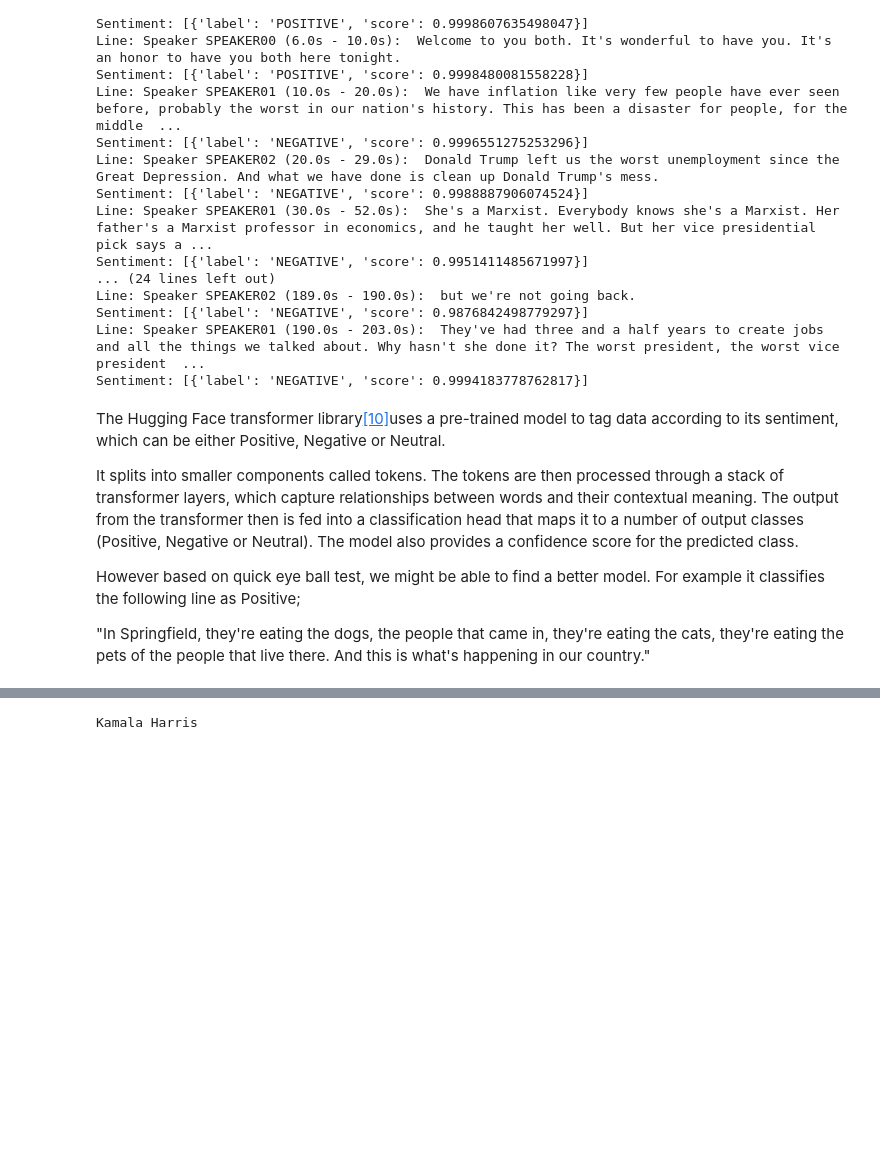
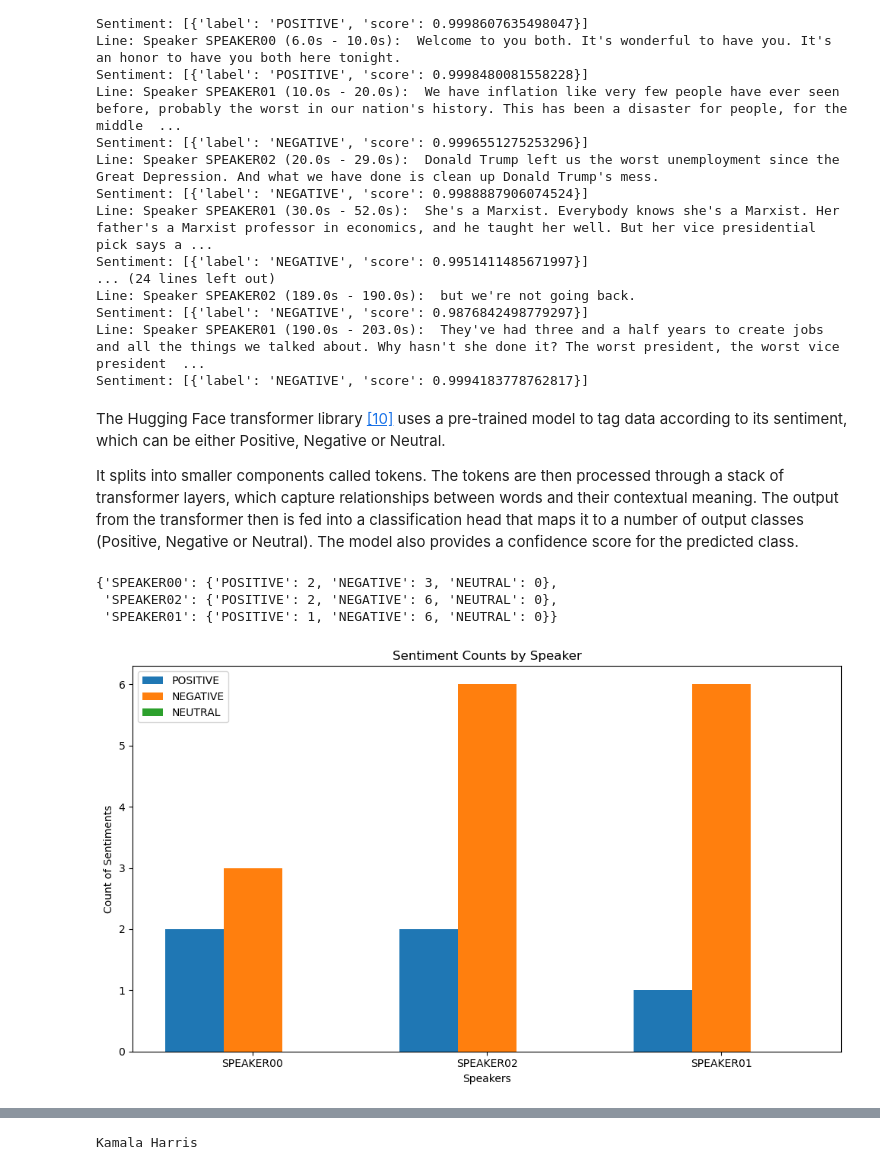
Before and after one commit to Kevin002023/machine_learning, a Jupyter notebook: project.ipynb, the cells around one changed output, grey strips where cells are left out. Cells and saved outputs as stored; diff of their text form; code cells hidden in the pictures; blank space fills up the shorter version.

```diff
--- a/project.ipynb
+++ b/project.ipynb
@@ -366,10 +444,60 @@ Sentiment: [{'label': 'NEGATIVE', 'score': 0.9876842498779297}]
 Line: Speaker SPEAKER01 (190.0s - 203.0s):  They've had three and a half years to create jobs and all the things we talked about. Why hasn't she done it? The worst president, the worst vice president  ...
 Sentiment: [{'label': 'NEGATIVE', 'score': 0.9994183778762817}]
 # %% [markdown]
-The Hugging Face transformer library[[10]](https://huggingface.co/blog/sentiment-analysis-python)uses a pre-trained model to tag data according to its sentiment, which can be either Positive, Negative or Neutral.
+The Hugging Face transformer library [[10]](https://huggingface.co/blog/sentiment-analysis-python) uses a pre-trained model to tag data according to its sentiment, which can be either Positive, Negative or Neutral.
 
 It splits into smaller components called tokens. The tokens are then processed through a stack of transformer layers, which capture relationships between words and their contextual meaning. The output from the transformer then is fed into a classification head that maps it to a number of output classes (Positive, Negative or Neutral). The model also provides a confidence score for the predicted class.
-
-However based on quick eye ball test, we might be able to find a better model. For example it classifies the following line as Positive;
-
-"In Springfield, they're eating the dogs, the people that came in, they're eating the cats, they're eating the pets of the people that live there. And this is what's happening in our country."
+# %%
+
+# Create a dictionary to store sentiment counts for each speaker
+sentiment_counts = defaultdict(lambda: {"POSITIVE": 0, "NEGATIVE": 0, "NEUTRAL": 0})
+
+# Analyze each speaker's sentiment
+for line in lines:
+    # Skip empty lines
+    if line.strip():
+        # Extract speaker and sentiment
+        speaker = line.split(" ")[1]  #  speaker ID is the second word (e.g., SPEAKER00)
+        sentiment_result = sentiment_analyzer(line)
+        sentiment_label = sentiment_result[0]['label']  # Extract the sentiment label
+
+        # Increment the count for the corresponding sentiment
+        sentiment_counts[speaker][sentiment_label] += 1
+
+sentiment_results = dict(sentiment_counts)
+sentiment_results
+# %% [output]
+{'SPEAKER00': {'POSITIVE': 2, 'NEGATIVE': 3, 'NEUTRAL': 0},
+ 'SPEAKER02': {'POSITIVE': 2, 'NEGATIVE': 6, 'NEUTRAL': 0},
+ 'SPEAKER01': {'POSITIVE': 1, 'NEGATIVE': 6, 'NEUTRAL': 0}}
+# %%
+# Display the sentiment per speaker
+
+# Prepare data for plotting
+labels = list(sentiment_results.keys())  # Speakers
+categories = ['POSITIVE', 'NEGATIVE', 'NEUTRAL']
+data = {category: [sentiment_results[speaker][category] for speaker in labels] for category in categories}
+
+x = np.arange(len(labels))  # the label locations
+width = 0.25  # the width of the bar
+
+# Create a grouped bar chart
+fig, ax = plt.subplots(figsize=(10, 6))
+
+# Plot each sentiment category
+for i, category in enumerate(categories):
+    ax.bar(x + i * width, data[category], width, label=category)
+
+# Add labels, title, and legend
+ax.set_xlabel('Speakers')
+ax.set_ylabel('Count of Sentiments')
+ax.set_title('Sentiment Counts by Speaker')
+ax.set_xticks(x + width)
+ax.set_xticklabels(labels)
+ax.legend()
+
+# Display the plot
+plt.tight_layout()
+plt.show()
+# %% [output]
+[figure, added]
```
Also changed, not shown: parts of 36 cells of this notebook.
